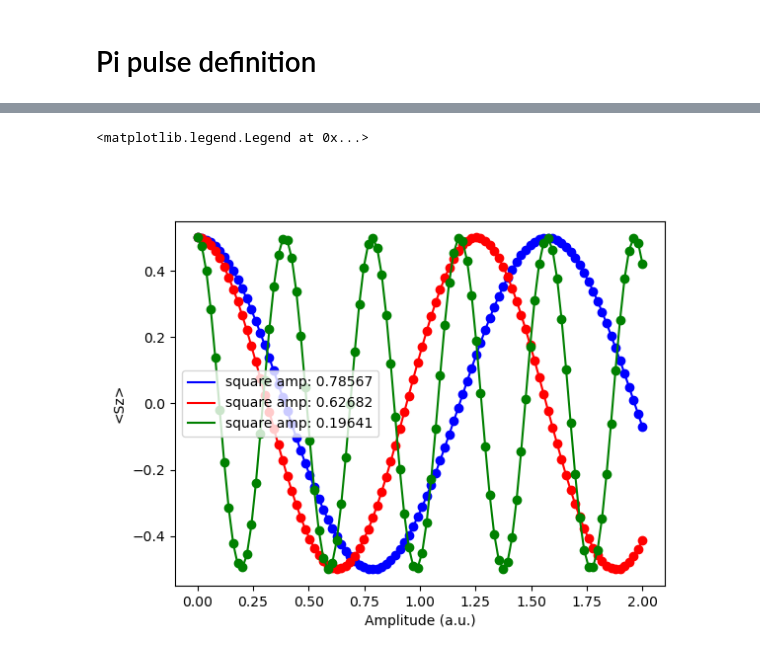
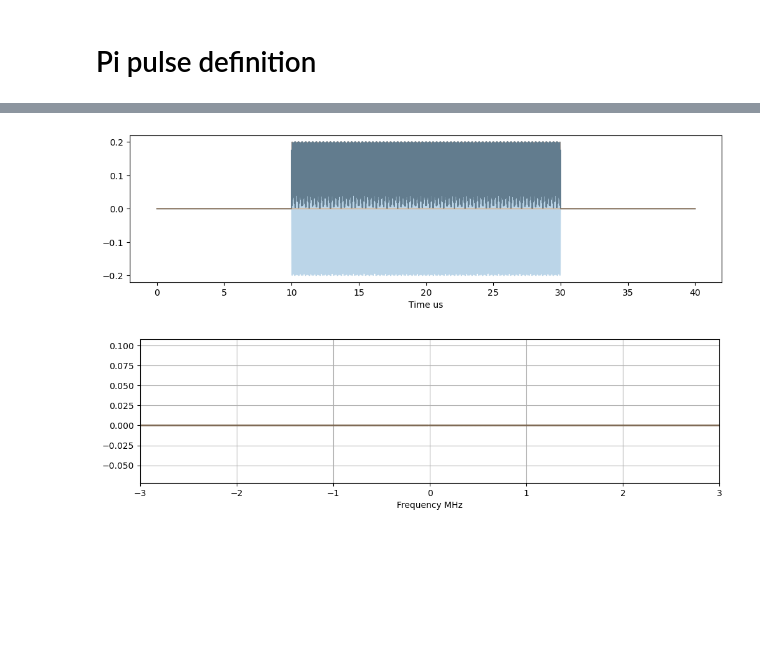
Before and after one commit to Quantronics/SpinDynamics, a Jupyter notebook: SpinDynamics.ipynb, the cells around one changed output, grey strips where cells are left out. Cells and saved outputs as stored; diff of their text form; code cells hidden in the pictures; blank space fills up the shorter version.

```diff
--- a/SpinDynamics.ipynb
+++ b/SpinDynamics.ipynb
@@ -232,26 +193,45 @@ for f in rabi_freqs:
-# %%
-def rabi_fit(t,f,a,b):
-    return a*(b - np.cos(2*np.pi*f*t))
-
-plt.figure()
-guess = [0.7, -0.5, 0]
-popt, pcov = curve_fit(rabi_fit, rabi_freqs, sz_square, guess)
-plt.plot(rabi_freqs, sz_square, 'ob')
-plt.plot(rabi_freqs, rabi_fit(rabi_freqs, *popt), 'b', label="square amp: %.5f"%(1/popt[0]/2))
-
-guess = [0.6, -0.5, 0]
-popt, pcov = curve_fit(rabi_fit, rabi_freqs, sz_gaussian, guess)
-plt.plot(rabi_freqs, sz_gaussian, 'or')
-plt.plot(rabi_freqs, rabi_fit(rabi_freqs, *popt), 'r', label="square amp: %.5f"%(1/popt[0]/2))
-
-guess = [3, -0.5, 0]
-popt, pcov = curve_fit(rabi_fit, rabi_freqs, sz_falttop, guess)
-plt.plot(rabi_freqs, sz_falttop, 'og')
-plt.plot(rabi_freqs, rabi_fit(rabi_freqs, *popt), 'g', label="square amp: %.5f"%(1/popt[0]/2))
-
-plt.xlabel("Amplitude (a.u.)")
-plt.ylabel("<Sz>")
-plt.legend()
-# %% [output]
-<matplotlib.legend.Legend at 0x...>
-[figure, removed]
+# %%
+%matplotlib inline
+from scipy.fft import fft, fftfreq
+import numpy as np
+
+
+
+args = {
+    'sigma_raise': 1,
+    'sigma_gauss': 5,
+    'pulse_duration': 20,
+    'amplitude': 0.2,
+    't0': 20,
+    'detuning': 2*np.pi*0.1,
+    'phase': 0
+
+}
+
+
+# Number of sample points
+N = 5000
+# sample spacing
+T = 40 / N
+x = np.linspace(0.0, N*T, N, endpoint=False)
+y = [square_pulse(_t, args) for _t in x]
+yf = fft(y)
+xf = fftfreq(N, T)
+
+plt.figure(figsize=(12,3))
+plt.plot(x, np.abs(y), 'k', alpha=0.5)
+plt.plot(x, np.real(y), alpha=0.3)
+plt.plot(x, np.imag(y), alpha=0.3)
+plt.xlabel("Time us")
+
+plt.figure(figsize=(12,3))
+plt.plot(xf, 2.0/N * np.abs(yf), 'k', alpha=0.5)
+plt.plot(xf, 2.0/N * np.real(yf), alpha=0.3)
+plt.plot(xf, 2.0/N * np.imag(yf), alpha=0.3)
+plt.xlim([-3, 3])
+plt.xlabel("Frequency MHz")
+plt.grid()
+plt.show()
+# %% [output]
+[figure, added]
+[figure, added]
```
Also changed, not shown: parts of 34 cells of this notebook, 1 other file.
